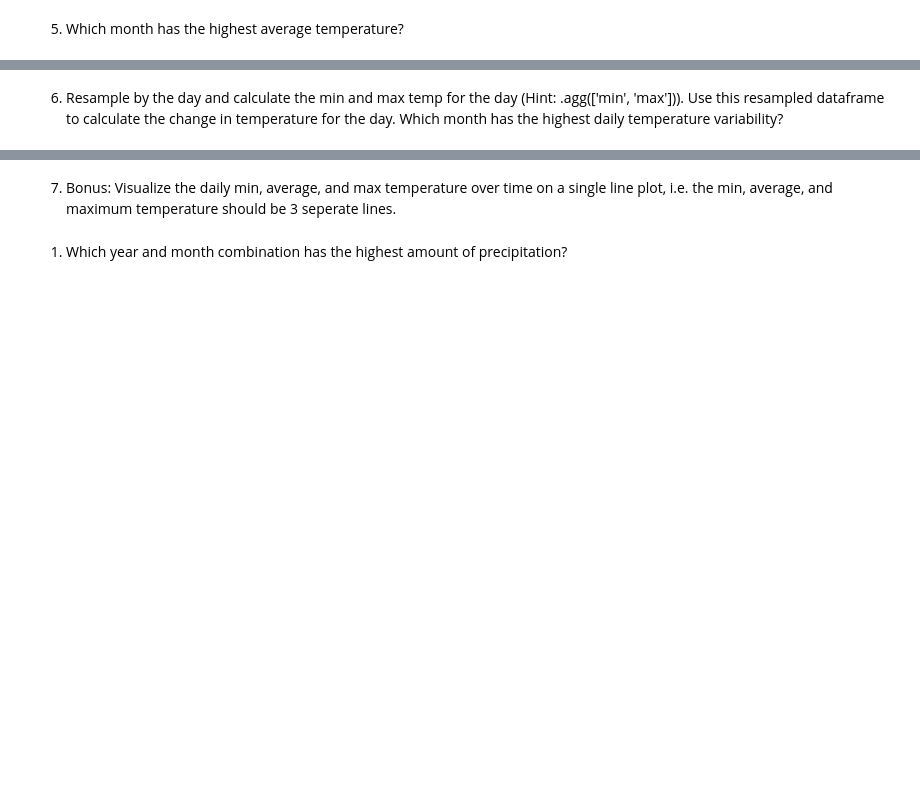
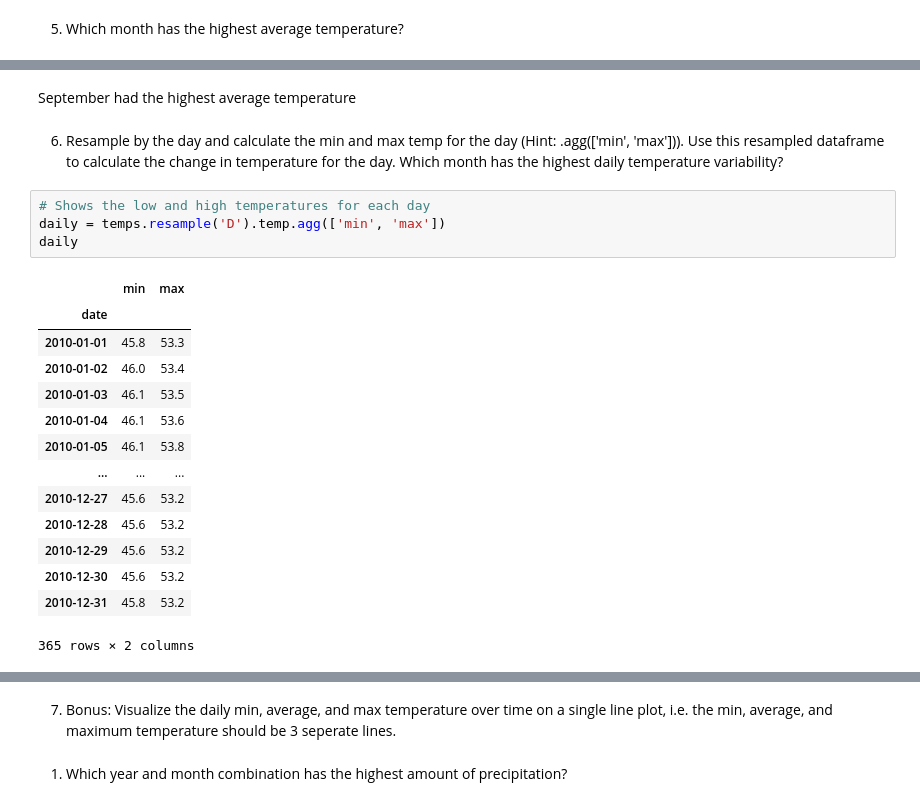
Before and after one commit to Jason-R-Turner/time-series-exercises, a Jupyter notebook: time_series_data.ipynb, the cells around one changed output, grey strips where cells are left out. Cells and saved outputs as stored; diff of their text form; blank space fills up the shorter version.

```diff
--- a/time_series_data.ipynb
+++ b/time_series_data.ipynb
@@ -242,2 +278,23 @@ rain = data.seattle_weather()
+# %% [markdown]
+September had the highest average temperature
 # %% [markdown]
 6. Resample by the day and calculate the min and max temp for the day (Hint: .agg(['min', 'max'])). Use this resampled dataframe to calculate the change in temperature for the day. Which month has the highest daily temperature variability?
+# %%
+# Shows the low and high temperatures for each day
+daily = temps.resample('D').temp.agg(['min', 'max'])
+daily
+# %% [output]
+|  | min | max |
+| date |  |  |
+| 2010-01-01 | 45.8 | 53.3 |
+| 2010-01-02 | 46.0 | 53.4 |
+| 2010-01-03 | 46.1 | 53.5 |
+| 2010-01-04 | 46.1 | 53.6 |
+| 2010-01-05 | 46.1 | 53.8 |
+| ... | ... | ... |
+| 2010-12-27 | 45.6 | 53.2 |
+| 2010-12-28 | 45.6 | 53.2 |
+| 2010-12-29 | 45.6 | 53.2 |
+| 2010-12-30 | 45.6 | 53.2 |
+| 2010-12-31 | 45.8 | 53.2 |
+365 rows × 2 columns
```
Also changed, not shown: parts of 6 cells of this notebook, 1 other file.
